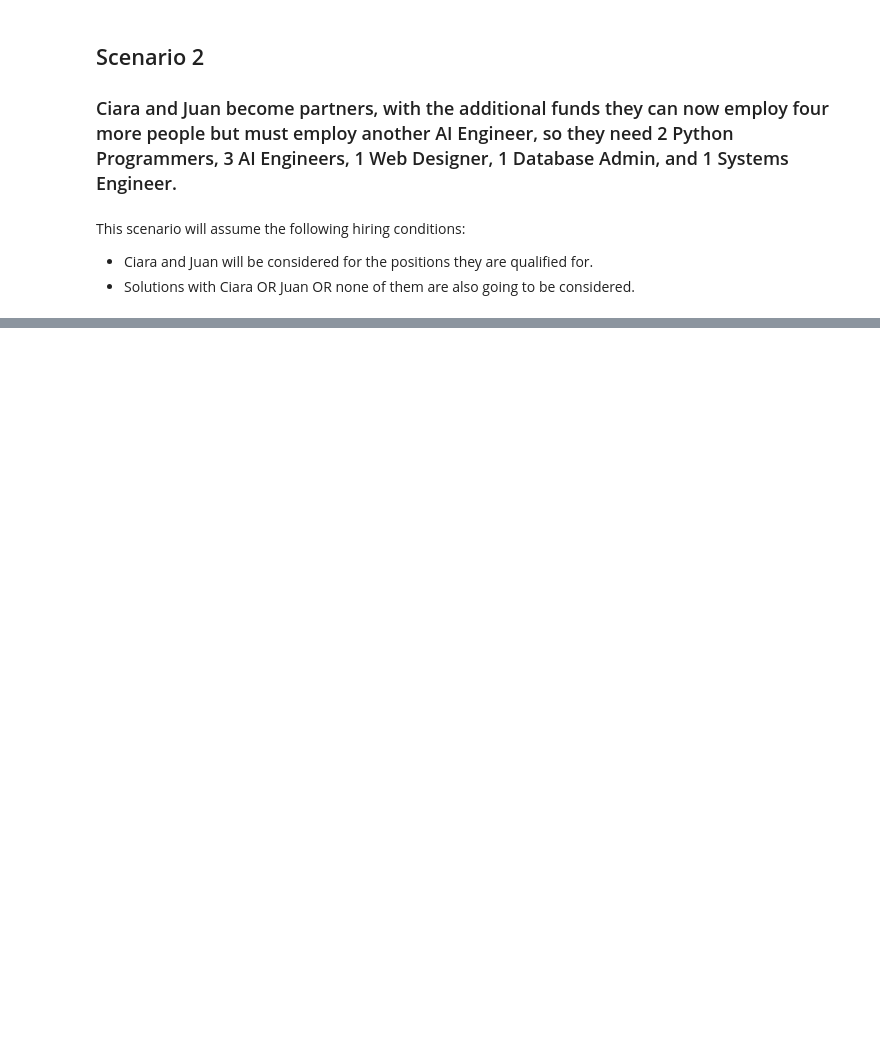
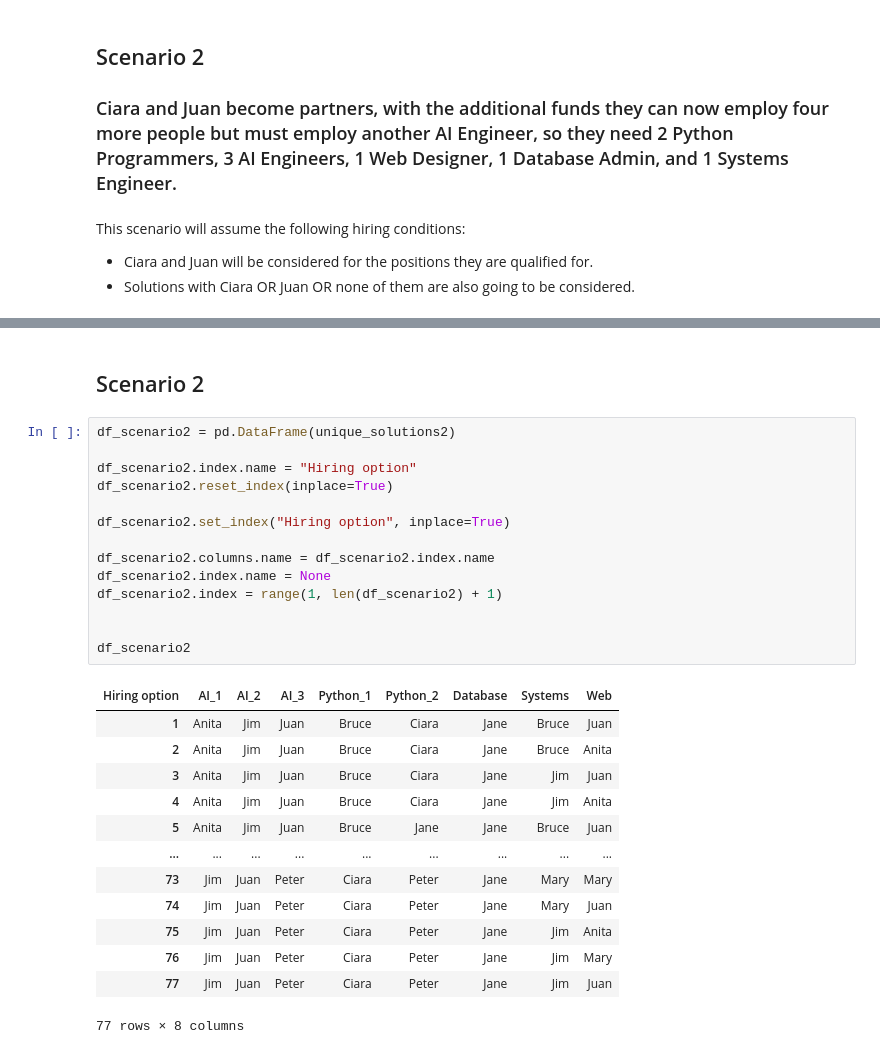
Before and after one commit to cctdoug/AI_DV-_ICA, a Jupyter notebook: DouglasSantos_AI_DV_ICA.ipynb, the cells around one changed output, grey strips where cells are left out. Cells and saved outputs as stored; diff of their text form; blank space fills up the shorter version.

Commit message:
Update DouglasSantos_AI_DV_ICA.ipynb
- Updated comments
- Updated code and structure
- Added table visualization of outputs

```diff
--- a/DouglasSantos_AI_DV_ICA.ipynb
+++ b/DouglasSantos_AI_DV_ICA.ipynb
@@ -260,0 +332,30 @@ for person, count in person_counts.items():
+# %% [markdown]
+## Scenario 2
+# %%
+df_scenario2 = pd.DataFrame(unique_solutions2)
+
+df_scenario2.index.name = "Hiring option"
+df_scenario2.reset_index(inplace=True)
+
+df_scenario2.set_index("Hiring option", inplace=True)
+
+df_scenario2.columns.name = df_scenario2.index.name
+df_scenario2.index.name = None
+df_scenario2.index = range(1, len(df_scenario2) + 1)
+
+
+df_scenario2
+# %% [output]
+| Hiring option | AI_1 | AI_2 | AI_3 | Python_1 | Python_2 | Database | Systems | Web |
+| 1 | Anita | Jim | Juan | Bruce | Ciara | Jane | Bruce | Juan |
+| 2 | Anita | Jim | Juan | Bruce | Ciara | Jane | Bruce | Anita |
+| 3 | Anita | Jim | Juan | Bruce | Ciara | Jane | Jim | Juan |
+| 4 | Anita | Jim | Juan | Bruce | Ciara | Jane | Jim | Anita |
+| 5 | Anita | Jim | Juan | Bruce | Jane | Jane | Bruce | Juan |
+| ... | ... | ... | ... | ... | ... | ... | ... | ... |
+| 73 | Jim | Juan | Peter | Ciara | Peter | Jane | Mary | Mary |
+| 74 | Jim | Juan | Peter | Ciara | Peter | Jane | Mary | Juan |
+| 75 | Jim | Juan | Peter | Ciara | Peter | Jane | Jim | Anita |
+| 76 | Jim | Juan | Peter | Ciara | Peter | Jane | Jim | Mary |
+| 77 | Jim | Juan | Peter | Ciara | Peter | Jane | Jim | Juan |
+77 rows × 8 columns
```
Also changed, not shown: parts of 10 cells of this notebook.
